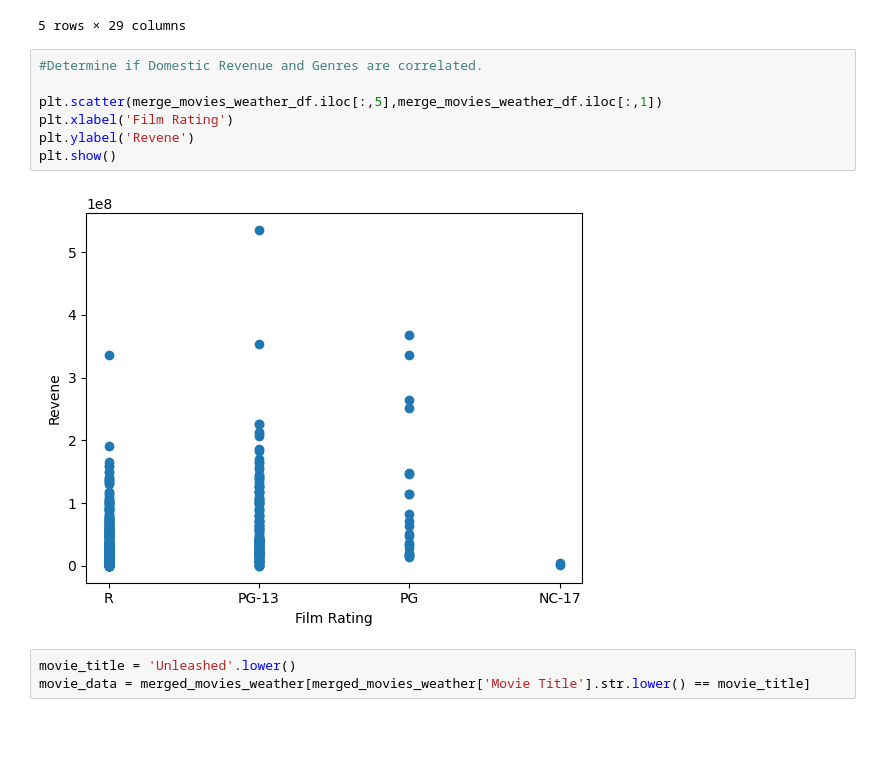
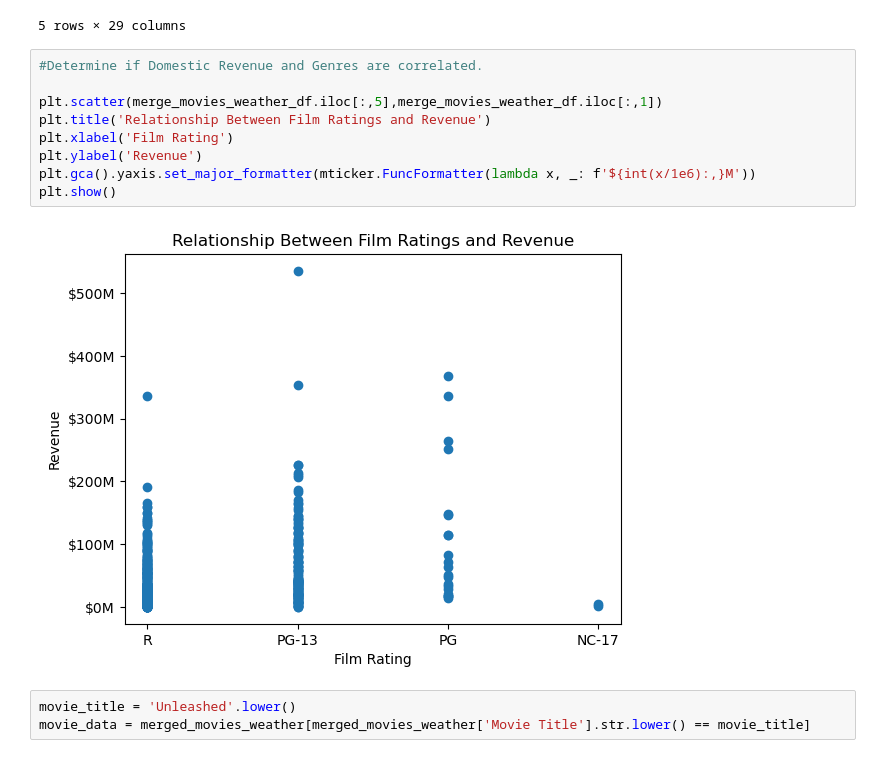
Before and after one commit to Armand57araujo/i-tickets, a Jupyter notebook: pythonnotebook.ipynb, the cells around one changed output. Saved outputs shown, nothing was run; the diff lists cells and outputs as text; blank space fills up the shorter version.

Commit message:
labeled the x axis and y axis and title

```diff
--- a/pythonnotebook.ipynb
+++ b/pythonnotebook.ipynb
@@ -1044,12 +1044,14 @@ merge_movies_weather_df.head()
 # %%
 #Determine if Domestic Revenue and Genres are correlated.
 
 plt.scatter(merge_movies_weather_df.iloc[:,5],merge_movies_weather_df.iloc[:,1])
+plt.title('Relationship Between Film Ratings and Revenue')
 plt.xlabel('Film Rating')
-plt.ylabel('Revene')
+plt.ylabel('Revenue')
+plt.gca().yaxis.set_major_formatter(mticker.FuncFormatter(lambda x, _: f'${int(x/1e6):,}M'))
 plt.show()
 # %% [output]
-[figure, old version]
+[figure, new version]
 # %%
 movie_title = 'Unleashed'.lower()
 movie_data = merged_movies_weather[merged_movies_weather['Movie Title'].str.lower() == movie_title]
```
